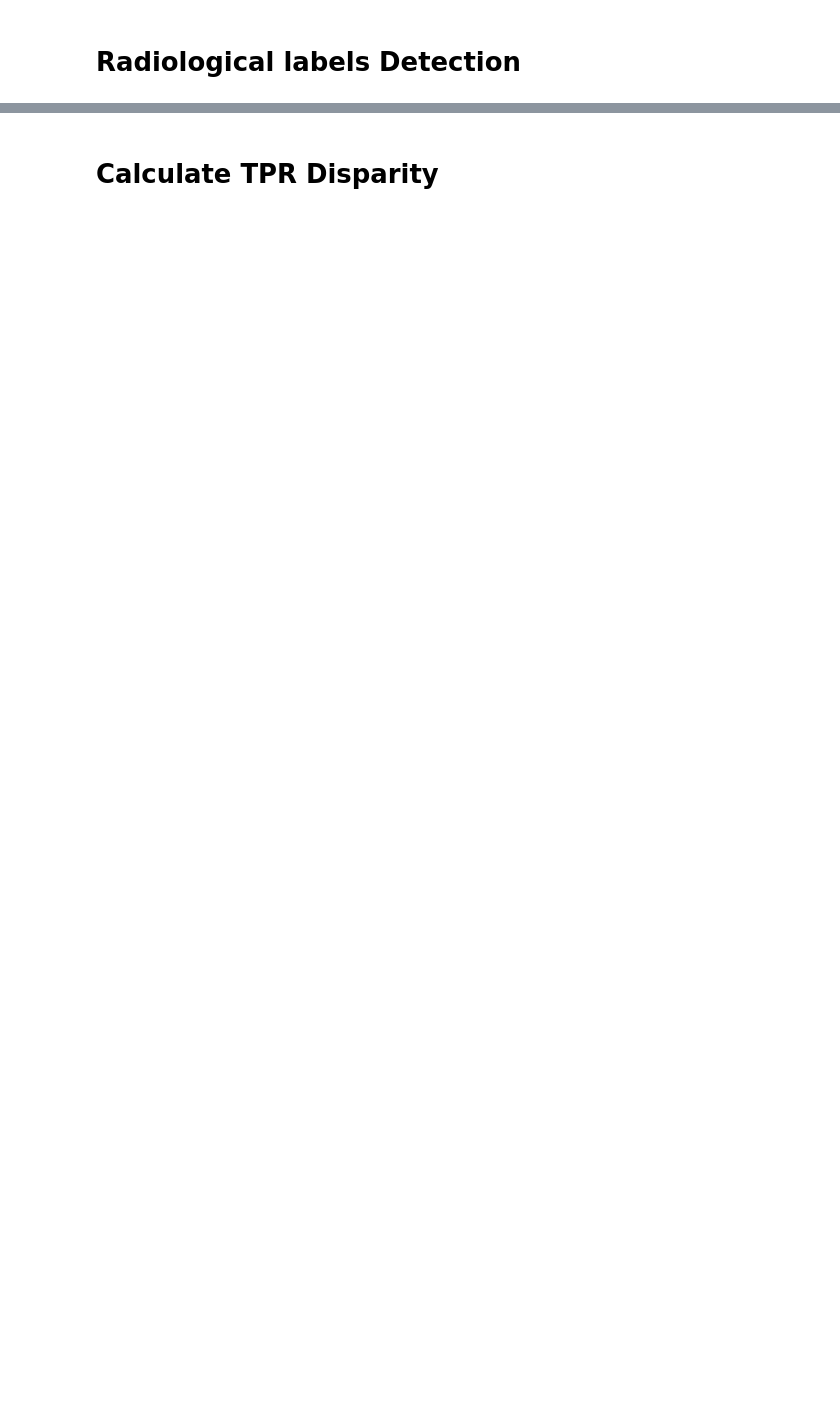
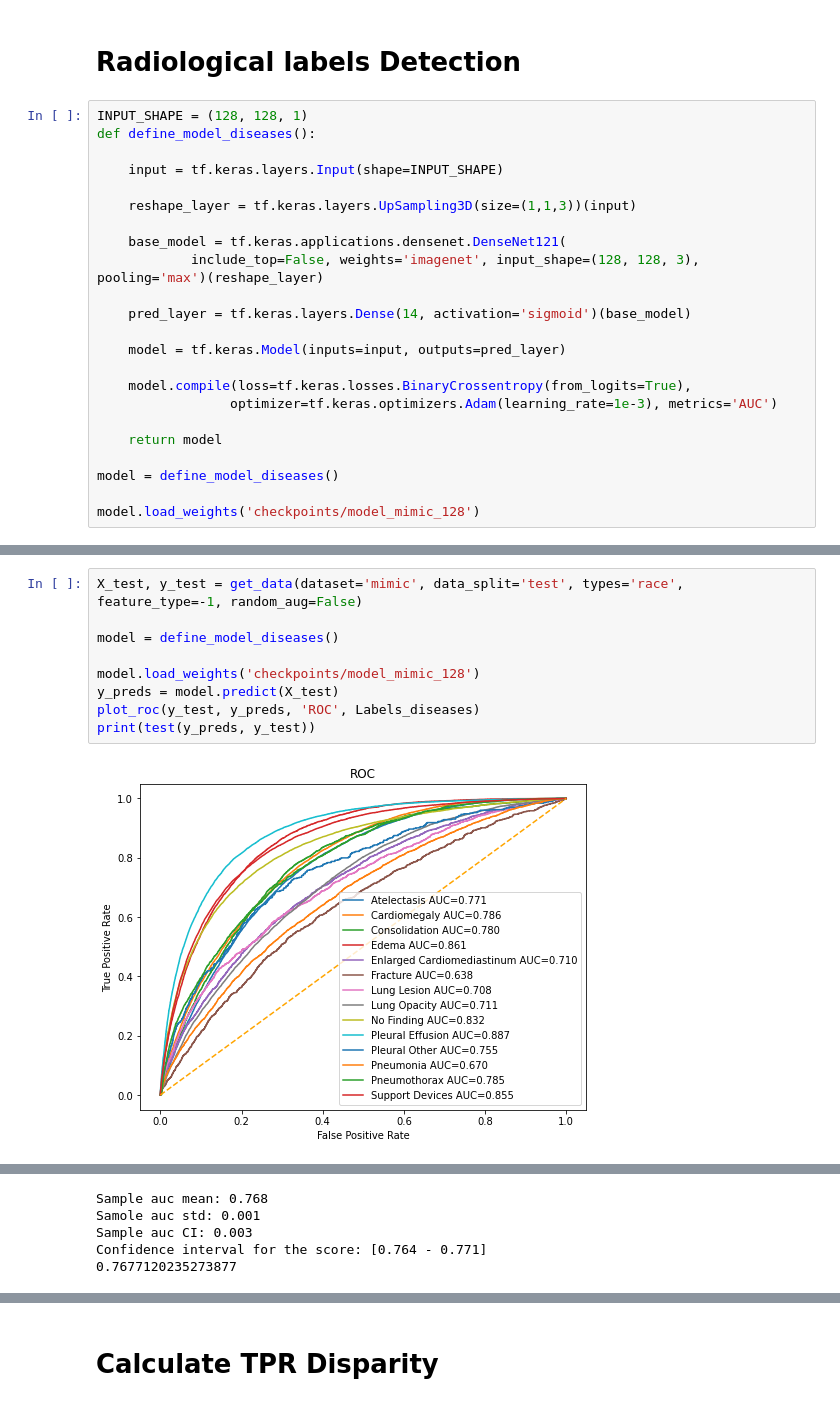
Before and after one commit to Ryan-RE-Wang/Drop-the-shortcuts-image-augmentation-improves-fairness-and-decreases-AI-detection-of-race-and-othe, a Jupyter notebook: Radiological labels Detection and TPR Disparity.ipynb, the cells around one changed output, grey strips where cells are left out. Drawn from its saved outputs; the diff is of its cells as text; blank space fills up the shorter version.

```diff
--- a/Radiological labels Detection and TPR Disparity.ipynb
+++ b/Radiological labels Detection and TPR Disparity.ipynb
@@ -142,3 +133,26 @@ def get_data(dataset='mimic', data_split='test', types, feature_type=-1, random_
     return np.array(X), np.array(y)
 # %% [markdown]
 # Radiological labels Detection
+# %%
+INPUT_SHAPE = (128, 128, 1)
+def define_model_diseases():
+
+    input = tf.keras.layers.Input(shape=INPUT_SHAPE)
+
+    reshape_layer = tf.keras.layers.UpSampling3D(size=(1,1,3))(input)
+
+    base_model = tf.keras.applications.densenet.DenseNet121(
+            include_top=False, weights='imagenet', input_shape=(128, 128, 3), pooling='max')(reshape_layer)
+
+    pred_layer = tf.keras.layers.Dense(14, activation='sigmoid')(base_model)
+
+    model = tf.keras.Model(inputs=input, outputs=pred_layer)
+
+    model.compile(loss=tf.keras.losses.BinaryCrossentropy(from_logits=True),
+                 optimizer=tf.keras.optimizers.Adam(learning_rate=1e-3), metrics='AUC')
+
+    return model
+
+model = define_model_diseases()
+
+model.load_weights('checkpoints/model_mimic_128')
@@ -179,0 +255,11 @@ gc.collect()
+# %%
+X_test, y_test = get_data(dataset='mimic', data_split='test', types='race', feature_type=-1, random_aug=False)
+
+model = define_model_diseases()
+
+model.load_weights('checkpoints/model_mimic_128')
+y_preds = model.predict(X_test)
+plot_roc(y_test, y_preds, 'ROC', Labels_diseases)
+print(test(y_preds, y_test))
+# %% [output]
+[figure, added]
@@ -179,0 +267,5 @@ gc.collect()
+Sample auc mean: 0.768
+Samole auc std: 0.001
+Sample auc CI: 0.003
+Confidence interval for the score: [0.764 - 0.771]
+0.7677120235273877
```
Also changed, not shown: parts of 34 cells of this notebook, 4 other files.
